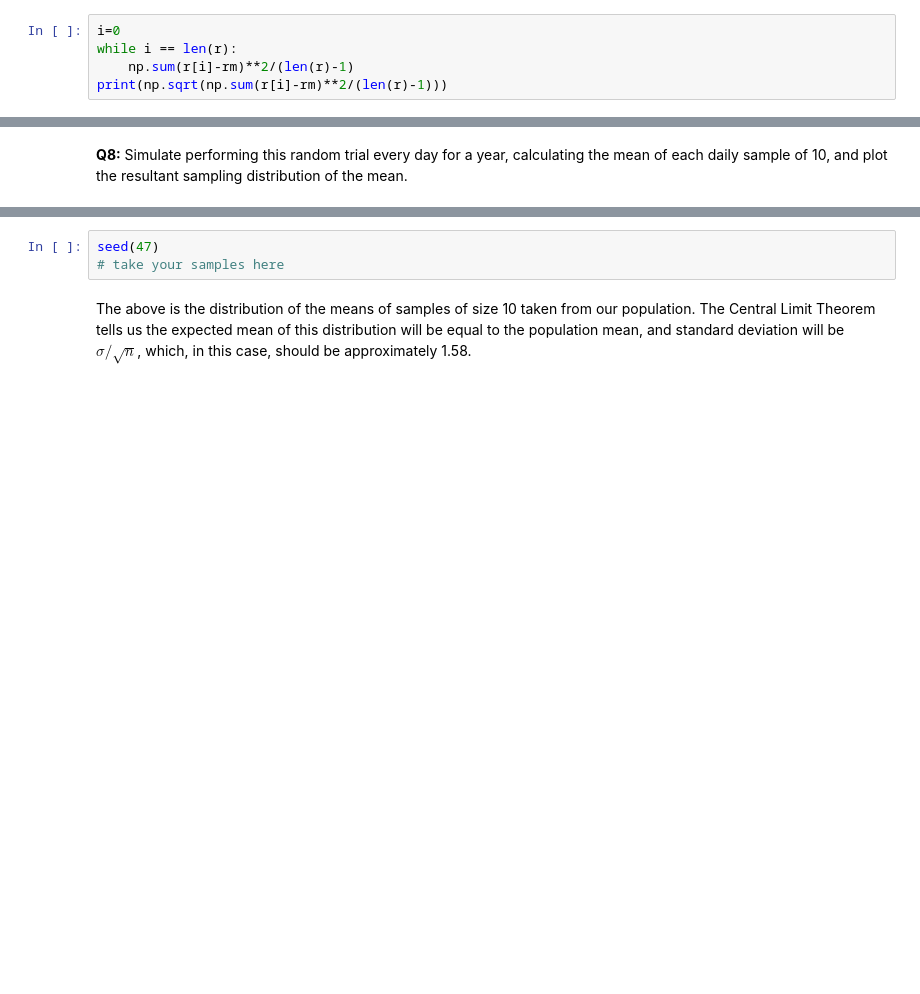
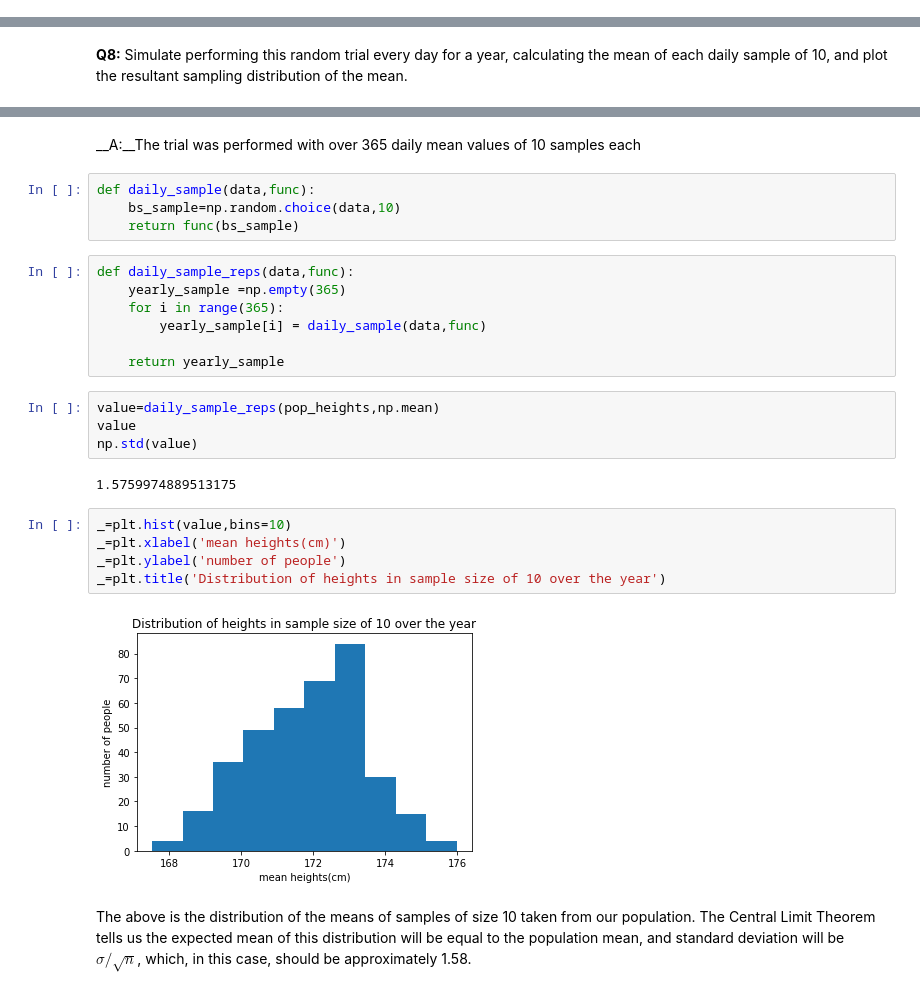
Before and after one commit to pritjee/Springboard, a Jupyter notebook: Frequentist Inference Case Study - Part A (3).ipynb, the cells around one changed output, grey strips where cells are left out. Saved outputs shown, nothing was run; the diff lists cells and outputs as text; blank space fills up the shorter version.

```diff
--- a/Frequentist Inference Case Study - Part A (3).ipynb
+++ b/Frequentist Inference Case Study - Part A (3).ipynb
@@ -86,8 +84,3 @@ You can see Bessel's correction reflected in Professor Spiegelhalter's definitio
 __Q5:__ If all we had to go on was our five samples, what would be our best estimate of the population standard deviation? Use Bessel's correction ($n-1$ in the denominator), thus $\sqrt{\frac{\sum_i(x_i - \bar{x})^2}{n-1}}$.
 # %% [markdown]
 __A:__
-# %%
-i=0
-while i == len(r):
-    np.sum(r[i]-rm)**2/(len(r)-1)
-print(np.sqrt(np.sum(r[i]-rm)**2/(len(r)-1)))
@@ -201,6 +215,29 @@ __A:__
-# %%
-seed(47)
-# take your samples here
+# %% [markdown]
+__A:__The trial was performed with over 365 daily mean values of 10 samples each
+# %%
+def daily_sample(data,func):
+    bs_sample=np.random.choice(data,10)
+    return func(bs_sample)
+# %%
+def daily_sample_reps(data,func):
+    yearly_sample =np.empty(365)
+    for i in range(365):
+        yearly_sample[i] = daily_sample(data,func)
+
+    return yearly_sample
+# %%
+value=daily_sample_reps(pop_heights,np.mean)
+value
+np.std(value)
+# %% [output]
+1.5759974889513175
+# %%
+_=plt.hist(value,bins=10)
+_=plt.xlabel('mean heights(cm)')
+_=plt.ylabel('number of people')
+_=plt.title('Distribution of heights in sample size of 10 over the year')
+# %% [output]
+[figure, added]
 # %% [markdown]
 The above is the distribution of the means of samples of size 10 taken from our population. The Central Limit Theorem tells us the expected mean of this distribution will be equal to the population mean, and standard deviation will be $\sigma / \sqrt n$, which, in this case, should be approximately 1.58.
 # %% [markdown]
```
Also changed, not shown: parts of 29 cells of this notebook, 1 other file.
